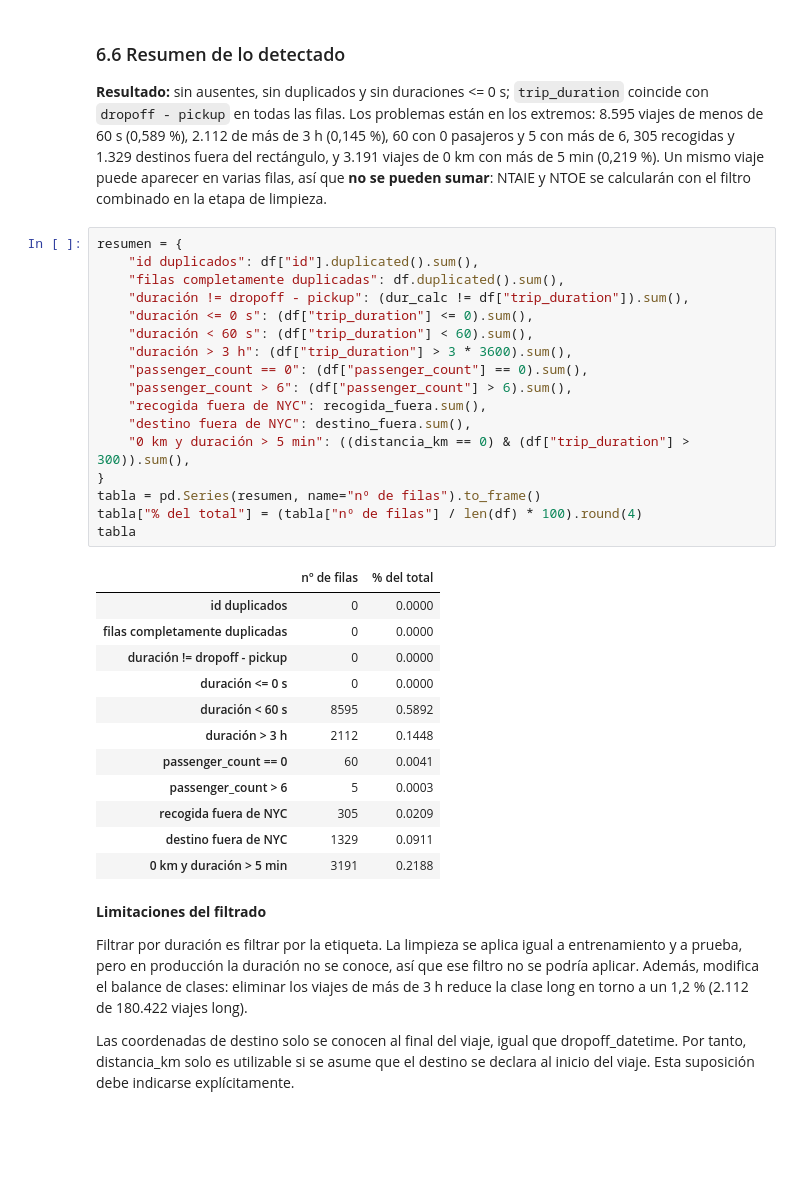
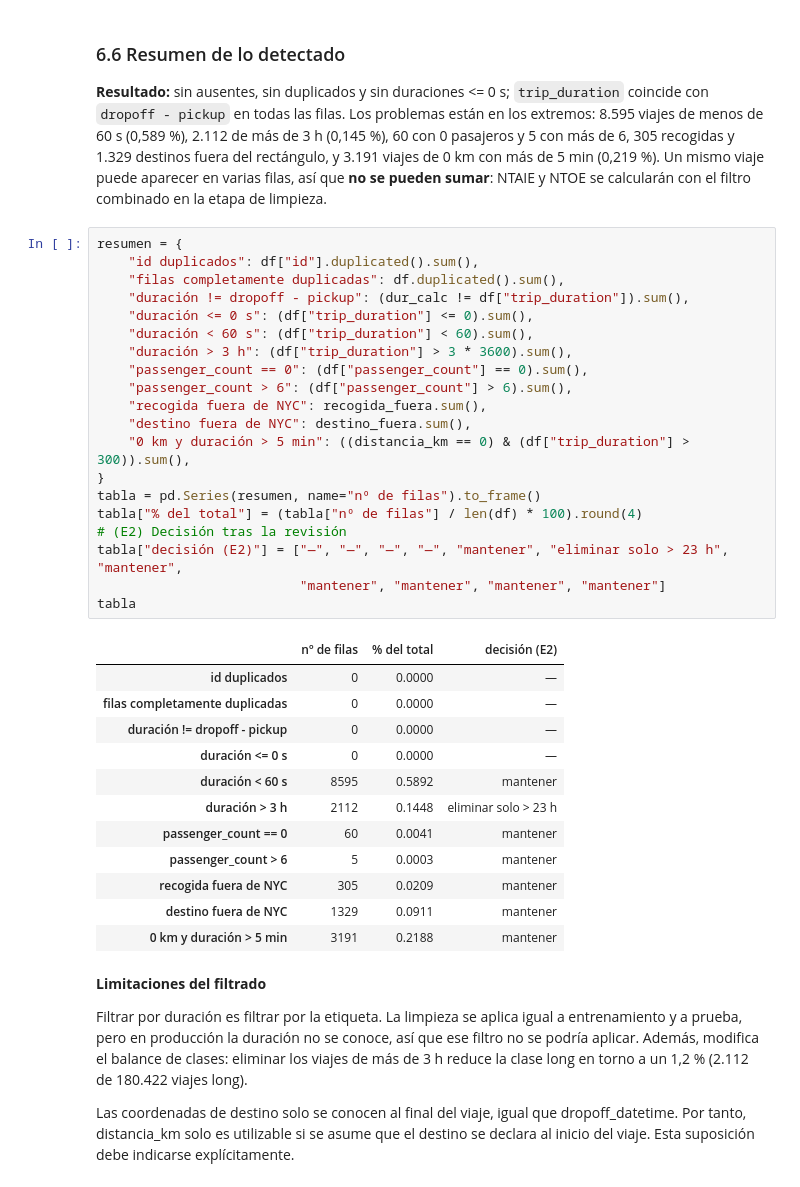
Before and after one commit to Diesanz/ml-classifiers-workspace, a Jupyter notebook: Scripts/exploracion-datos.ipynb, the cells around one changed output. Drawn from its saved outputs; the diff is of its cells as text; blank space fills up the shorter version.

```diff
--- a/Scripts/exploracion-datos.ipynb
+++ b/Scripts/exploracion-datos.ipynb
@@ -684,33 +939,36 @@ y NTOE se calcularán con el filtro combinado en la etapa de limpieza.
 # %%
 resumen = {
     "id duplicados": df["id"].duplicated().sum(),
     "filas completamente duplicadas": df.duplicated().sum(),
     "duración != dropoff - pickup": (dur_calc != df["trip_duration"]).sum(),
     "duración <= 0 s": (df["trip_duration"] <= 0).sum(),
     "duración < 60 s": (df["trip_duration"] < 60).sum(),
     "duración > 3 h": (df["trip_duration"] > 3 * 3600).sum(),
     "passenger_count == 0": (df["passenger_count"] == 0).sum(),
     "passenger_count > 6": (df["passenger_count"] > 6).sum(),
     "recogida fuera de NYC": recogida_fuera.sum(),
     "destino fuera de NYC": destino_fuera.sum(),
     "0 km y duración > 5 min": ((distancia_km == 0) & (df["trip_duration"] > 300)).sum(),
 }
 tabla = pd.Series(resumen, name="nº de filas").to_frame()
 tabla["% del total"] = (tabla["nº de filas"] / len(df) * 100).round(4)
+# (E2) Decisión tras la revisión
+tabla["decisión (E2)"] = ["—", "—", "—", "—", "mantener", "eliminar solo > 23 h", "mantener",
+                          "mantener", "mantener", "mantener", "mantener"]
 tabla
 # %% [output]
-|  | nº de filas | % del total |
-| id duplicados | 0 | 0.0000 |
-| filas completamente duplicadas | 0 | 0.0000 |
-| duración != dropoff - pickup | 0 | 0.0000 |
-| duración <= 0 s | 0 | 0.0000 |
-| duración < 60 s | 8595 | 0.5892 |
-| duración > 3 h | 2112 | 0.1448 |
-| passenger_count == 0 | 60 | 0.0041 |
-| passenger_count > 6 | 5 | 0.0003 |
-| recogida fuera de NYC | 305 | 0.0209 |
-| destino fuera de NYC | 1329 | 0.0911 |
-| 0 km y duración > 5 min | 3191 | 0.2188 |
+|  | nº de filas | % del total | decisión (E2) |
+| id duplicados | 0 | 0.0000 | — |
+| filas completamente duplicadas | 0 | 0.0000 | — |
+| duración != dropoff - pickup | 0 | 0.0000 | — |
+| duración <= 0 s | 0 | 0.0000 | — |
+| duración < 60 s | 8595 | 0.5892 | mantener |
+| duración > 3 h | 2112 | 0.1448 | eliminar solo > 23 h |
+| passenger_count == 0 | 60 | 0.0041 | mantener |
+| passenger_count > 6 | 5 | 0.0003 | mantener |
+| recogida fuera de NYC | 305 | 0.0209 | mantener |
+| destino fuera de NYC | 1329 | 0.0911 | mantener |
+| 0 km y duración > 5 min | 3191 | 0.2188 | mantener |
 # %% [markdown]
 **Limitaciones del filtrado**
 
```
Also changed, not shown: parts of 33 cells of this notebook, 11 other files.
